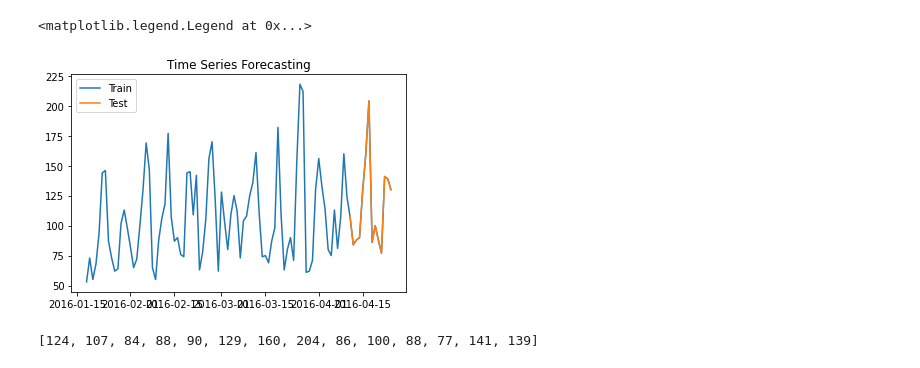
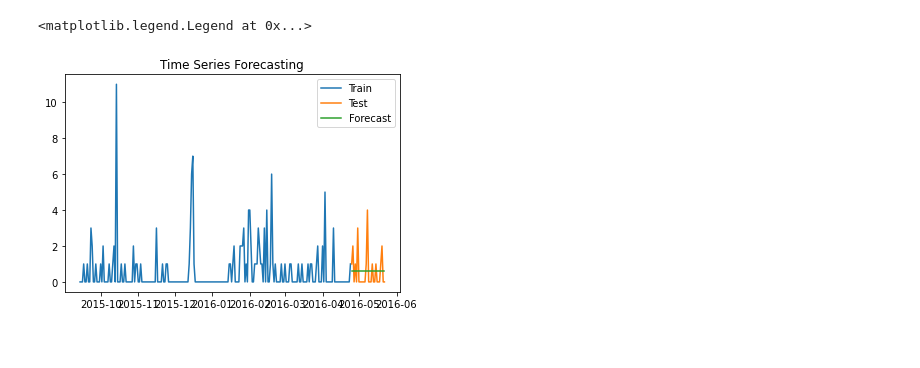
Before and after one commit to JopRijks/AFCS_team_9, a Jupyter notebook: Group09_M5.ipynb, the cells around one changed output. Cells and saved outputs as stored; diff of their text form; code cells hidden in the pictures.

```diff
--- a/Group09_M5.ipynb
+++ b/Group09_M5.ipynb
@@ -75,0 +24,4 @@ test
+# %%
+price["id"] = price["item_id"] + "_" + price["store_id"] + "_validation"
+calendar['date'] = pd.to_datetime(calendar['date'])
+datetime = calendar[["date","d"]].copy()
@@ -75,0 +42,36 @@ test
+# %%
+moving_average = True
+
+c = 0
+h = 28
+output = {}
+
+
+for i in range(1, len(train) + 1):
+    fc = []
+    item_train = train.iloc[(i-1):i].iloc[:,1:].T.reset_index()
+    item_train = pd.merge(left=item_train,right=datetime,left_on="index",right_on="d",how="left")
+    item_train.drop(["d","index"],axis=1,inplace=True)
+    item_train = item_train.rename({"date":"ds",item_train.columns[0]:"y"},axis=1)
+    item_train = item_train[item_train.columns[::-1]]
+
+    item_sales = sales.iloc[(i-1):i][sales.columns[-(h+1):]].iloc[:,1:].T.reset_index()
+    item_sales = pd.merge(left=item_sales,right=datetime,left_on="index",right_on="d",how="left")
+    item_sales.drop(["d","index"],axis=1,inplace=True)
+    item_sales = item_sales.rename({"date":"ds",item_sales.columns[0]:"y"},axis=1)
+
+    ts_train = item_train.iloc[-(h*8):,:].copy()
+    ts_test = item_sales[item_sales.columns[::-1]]
+
+    data = ts_train["y"].tolist()
+
+    if moving_average:
+        pred = MA(data, h)[1:]
+
+    fc.append(train.id[(i-1)])
+    fc.extend(pred)
+    output[(i-1)] = fc
+
+output_df = pd.DataFrame.from_dict(output, orient='index', columns=sample_submission.columns)
+output_df
+# output_df.to_csv('output.csv', index=False)
@@ -76,10 +92,11 @@ test
 # %%
 # Visualization
 # plt.figure(figsize=(12,12))
-plt.plot(train["ds"],train["y"],label="Train")
-plt.plot(test["ds"],test["y"],label="Test")
+plt.plot(ts_train["ds"],ts_train["y"],label="Train")
+plt.plot(ts_test["ds"],ts_test["y"],label="Test")
+plt.plot(ts_test["ds"],pred,label="Forecast")
 plt.title("Time Series Forecasting")
 plt.legend()
 # %% [output]
 <matplotlib.legend.Legend at 0x...>
-[figure, old version]
+[figure, new version]
@@ -93,4 +102,0 @@ for i in range(duration):
-# %%
-pred
-# %% [output]
-[124, 107, 84, 88, 90, 129, 160, 204, 86, 100, 88, 77, 141, 139]
```
Also changed, not shown: parts of 19 cells of this notebook.
